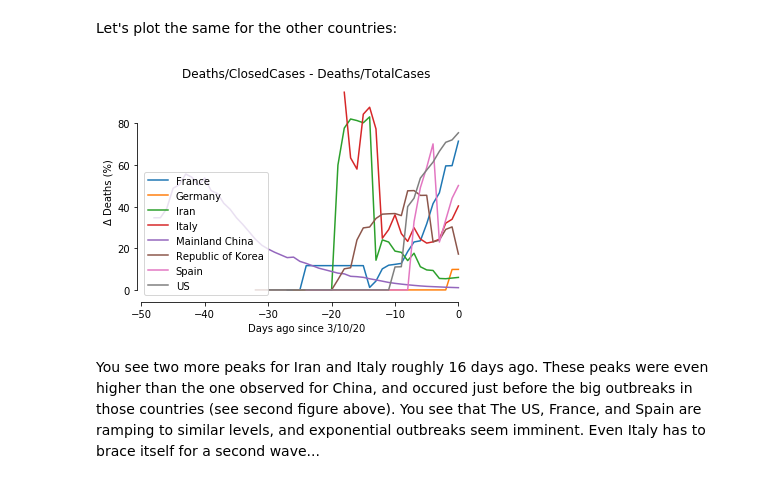
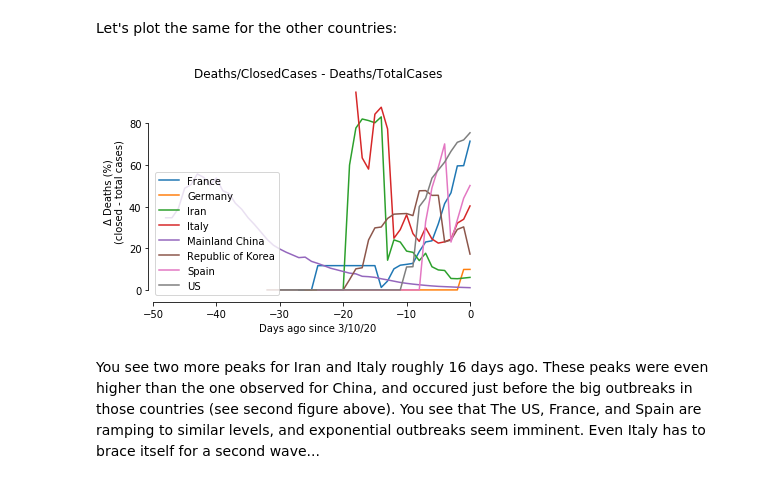
Before and after one commit to jwdegee/py_covid19, a Jupyter notebook: covid19.ipynb, the cells around one changed output. Drawn from its saved outputs; the diff is of its cells as text; code cells hidden in the pictures.

```diff
--- a/covid19.ipynb
+++ b/covid19.ipynb
@@ -86,8 +86,8 @@ Plot these metrics for China:
 # %%
 for country, color in zip(country_list, colors):
     if (country == 'Mainland China'):
-        plt.plot(df_d_f_closed.loc[:,country], color=color, label=country + ' - Deaths/Total Cases')
-        plt.plot(df_d_f_total.loc[:,country], ls='--', color=color, label=country + ' - Deaths/Closed Cases')
+        plt.plot(df_d_f_closed.loc[:,country], color=color, label=country + ' - Deaths/Closed Cases')
+        plt.plot(df_d_f_total.loc[:,country], ls='--', color=color, label=country + ' - Deaths/Total Cases')
 plt.legend()
 plt.title('Deaths/ClosedCases & Deaths/TotalCases')
 plt.xlabel('Days ago since {}'.format(last_date))
@@ -132,16 +132,16 @@ Let's plot the same for the other countries:
 # %%
 for country, color in zip(country_list, colors):
     plt.plot(df_d_f_closed.loc[:,country]-df_d_f_total.loc[:,country], color=color, label=country)
 plt.legend(loc=3)
 plt.title('Deaths/ClosedCases - Deaths/TotalCases')
 plt.xlabel('Days ago since {}'.format(last_date))
-plt.ylabel('Δ Deaths (%)')
+plt.ylabel('Δ Deaths (%)\n(closed - total cases)')
 # plt.twinx()
 # for country, color in zip(country_list, colors):
 #     plt.plot(df_c.loc[:,country], color=color)
 # plt.ylabel('Cases (#)')
 sns.despine(offset=2, trim=True)
 # %% [output]
-[figure, old version]
+[figure, new version]
 # %% [markdown]
 You see two more peaks for Iran and Italy roughly 16 days ago. These peaks were even higher than the one observed for China, and occured just before the big outbreaks in those countries (see second figure above). You see that The US, France, and Spain are ramping to similar levels, and exponential outbreaks seem imminent. Even Italy has to brace itself for a second wave...
```
Also changed, not shown: parts of 2 cells of this notebook.
